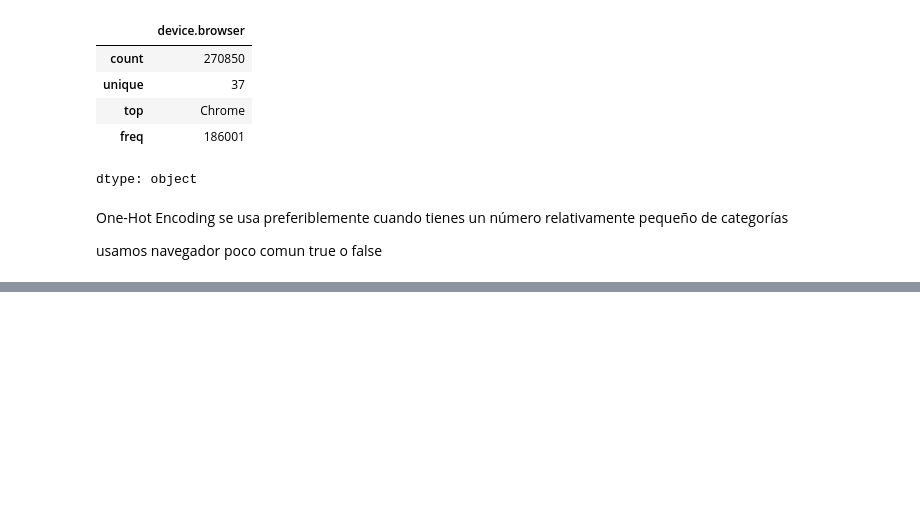
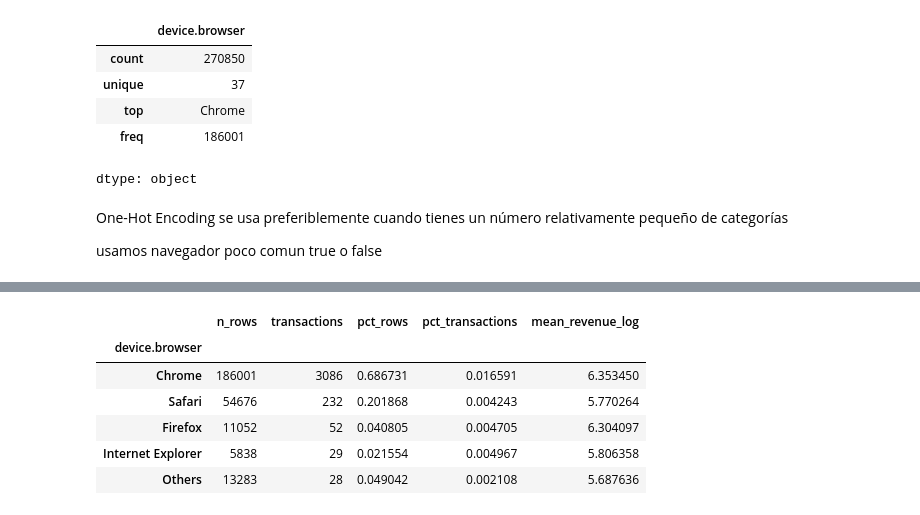
Before and after one commit to KARENCMP82/Python, a Jupyter notebook: GACR_Regresion_clase.ipynb, the cells around one changed output, grey strips where cells are left out. Cells and saved outputs as stored; diff of their text form; code cells hidden in the pictures; blank space fills up the shorter version.

```diff
--- a/GACR_Regresion_clase.ipynb
+++ b/GACR_Regresion_clase.ipynb
@@ -350,0 +386,4 @@ top_browsers_list
+# %%
+_results_df['n_rows']=df['device.browser'].value_counts(dropna=False)
+# %%
+_results_df['pct_rows']=df['device.browser'].value_counts(normalize=True, dropna=False)
@@ -350,0 +400,14 @@ top_browsers_list
+# %%
+_results_df['pct_transactions']=_results_df['transactions']/ _results_df['n_rows']
+# %%
+_results_df=_results_df[['n_rows','transactions','pct_rows','pct_transactions','mean_revenue_log']]
+# %%
+_results_df
+# %% [output]
+|  | n_rows | transactions | pct_rows | pct_transactions | mean_revenue_log |
+| device.browser |  |  |  |  |  |
+| Chrome | 186001 | 3086 | 0.686731 | 0.016591 | 6.353450 |
+| Safari | 54676 | 232 | 0.201868 | 0.004243 | 5.770264 |
+| Firefox | 11052 | 52 | 0.040805 | 0.004705 | 6.304097 |
+| Internet Explorer | 5838 | 29 | 0.021554 | 0.004967 | 5.806358 |
+| Others | 13283 | 28 | 0.049042 | 0.002108 | 5.687636 |
```
Also changed, not shown: parts of 16 cells of this notebook.
